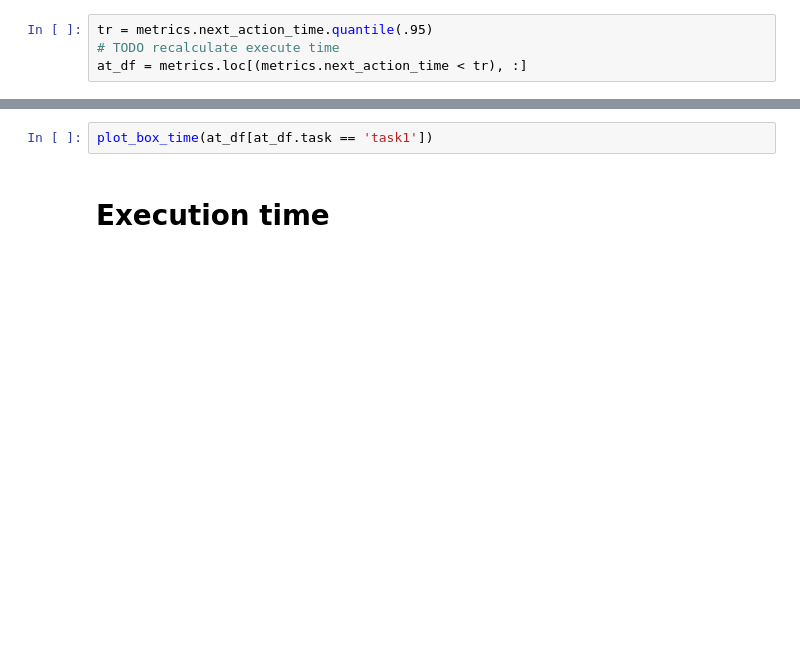
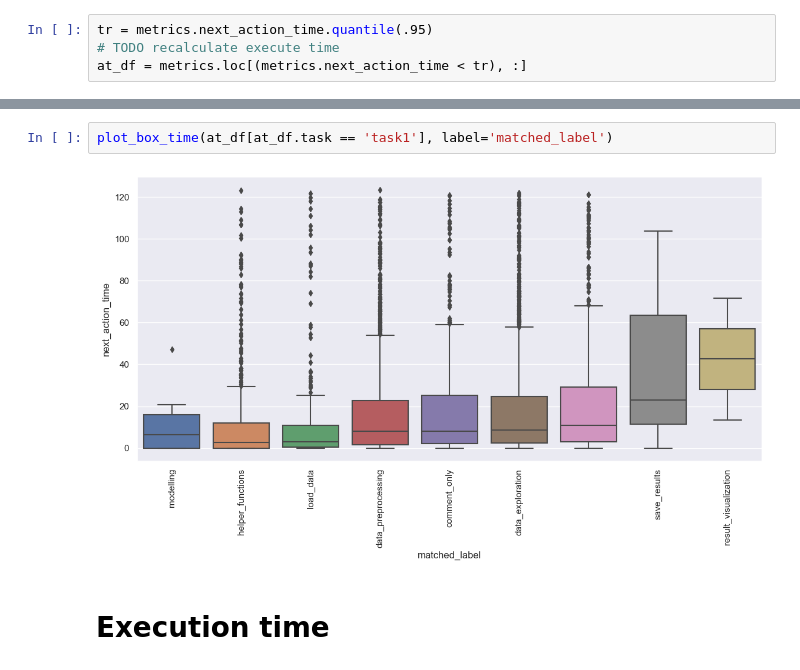
Before and after one commit to konstantgr/jupyter-logs-analysis, a Jupyter notebook: analysis/02-0-time-analysis.ipynb, the cells around one changed output, grey strips where cells are left out. Cells and saved outputs as stored; diff of their text form; blank space fills up the shorter version.

```diff
--- a/analysis/02-0-time-analysis.ipynb
+++ b/analysis/02-0-time-analysis.ipynb
@@ -74,5 +169,7 @@ plot_box_time(at_df[at_df.task == 'task2'])
 # %%
-plot_box_time(at_df[at_df.task == 'task1'])
+plot_box_time(at_df[at_df.task == 'task1'], label='matched_label')
+# %% [output]
+[figure, added]
 # %% [markdown]
 # Execution time
 # %%
```
Also changed, not shown: parts of 34 cells of this notebook, 1 other file.
